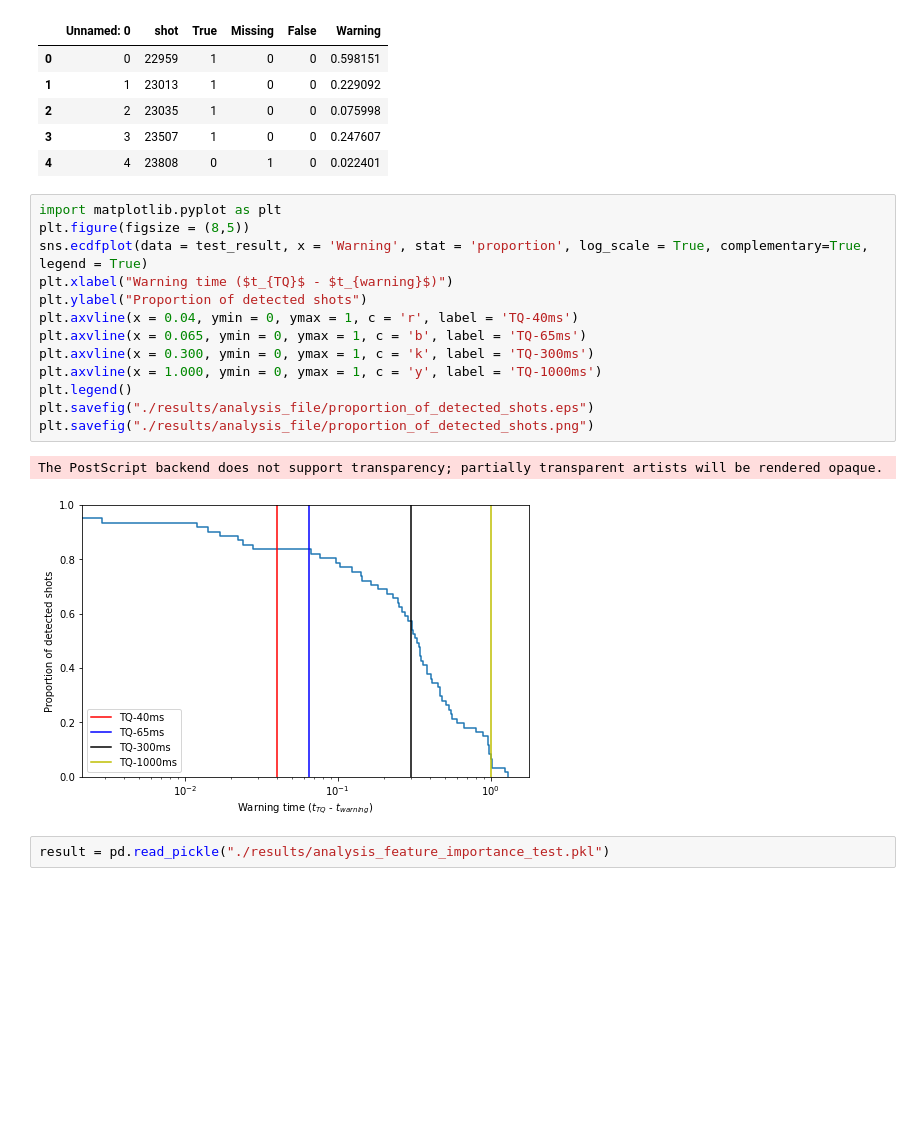
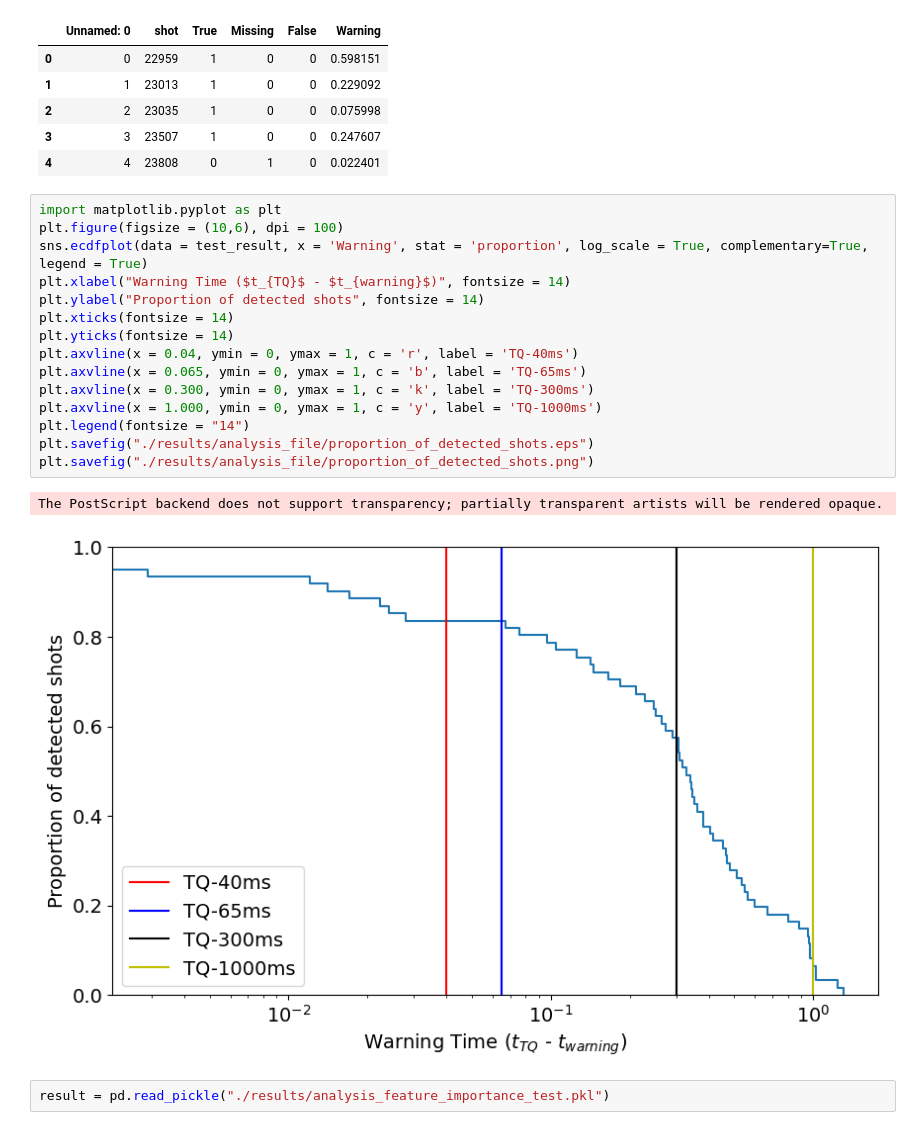
Before and after one commit to ZINZINBIN/Bayesian-Disruption-Prediction, a Jupyter notebook: analysis/analysis_results.ipynb, the cells around one changed output. Cells and saved outputs as stored; diff of their text form; blank space fills up the shorter version.

```diff
--- a/analysis/analysis_results.ipynb
+++ b/analysis/analysis_results.ipynb
@@ -524,20 +530,22 @@ test_result.head()
 | 4 | 4 | 23808 | 0 | 1 | 0 | 0.022401 |
 # %%
 import matplotlib.pyplot as plt
-plt.figure(figsize = (8,5))
+plt.figure(figsize = (10,6), dpi = 100)
 sns.ecdfplot(data = test_result, x = 'Warning', stat = 'proportion', log_scale = True, complementary=True, legend = True)
-plt.xlabel("Warning time ($t_{TQ}$ - $t_{warning}$)")
-plt.ylabel("Proportion of detected shots")
+plt.xlabel("Warning Time ($t_{TQ}$ - $t_{warning}$)", fontsize = 14)
+plt.ylabel("Proportion of detected shots", fontsize = 14)
+plt.xticks(fontsize = 14)
+plt.yticks(fontsize = 14)
 plt.axvline(x = 0.04, ymin = 0, ymax = 1, c = 'r', label = 'TQ-40ms')
 plt.axvline(x = 0.065, ymin = 0, ymax = 1, c = 'b', label = 'TQ-65ms')
 plt.axvline(x = 0.300, ymin = 0, ymax = 1, c = 'k', label = 'TQ-300ms')
 plt.axvline(x = 1.000, ymin = 0, ymax = 1, c = 'y', label = 'TQ-1000ms')
-plt.legend()
+plt.legend(fontsize = "14")
 plt.savefig("./results/analysis_file/proportion_of_detected_shots.eps")
 plt.savefig("./results/analysis_file/proportion_of_detected_shots.png")
 # %% [output]
 The PostScript backend does not support transparency; partially transparent artists will be rendered opaque.
-[figure, old version]
+[figure, new version]
 # %%
 result = pd.read_pickle("./results/analysis_feature_importance_test.pkl")
 # %%
```
Also changed, not shown: parts of 4 cells of this notebook, 5 other files.
